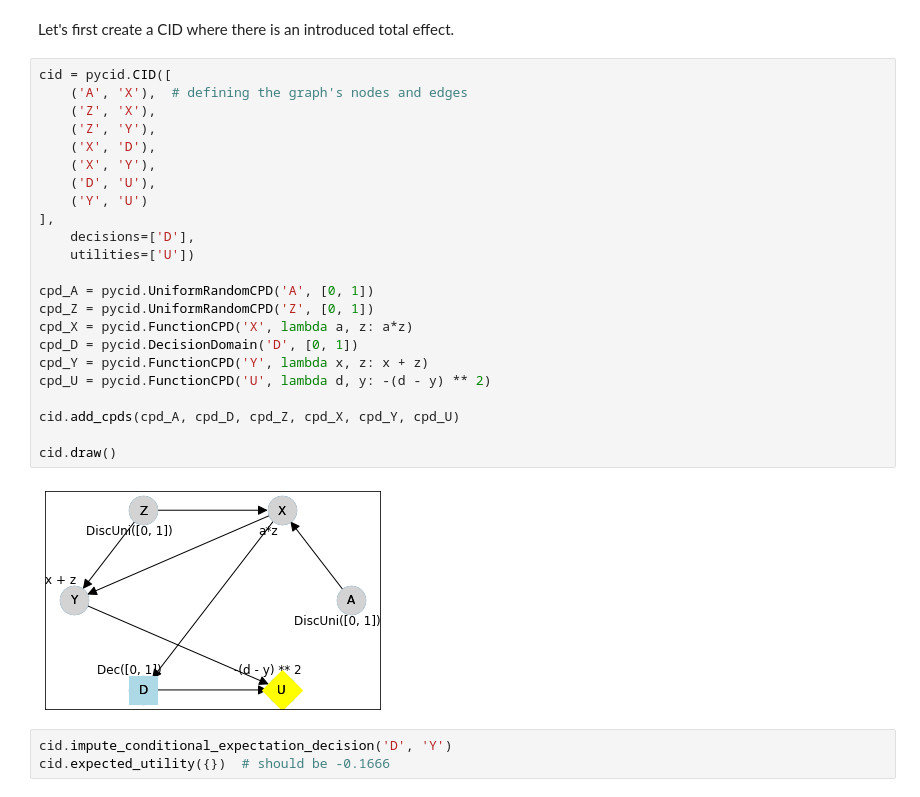
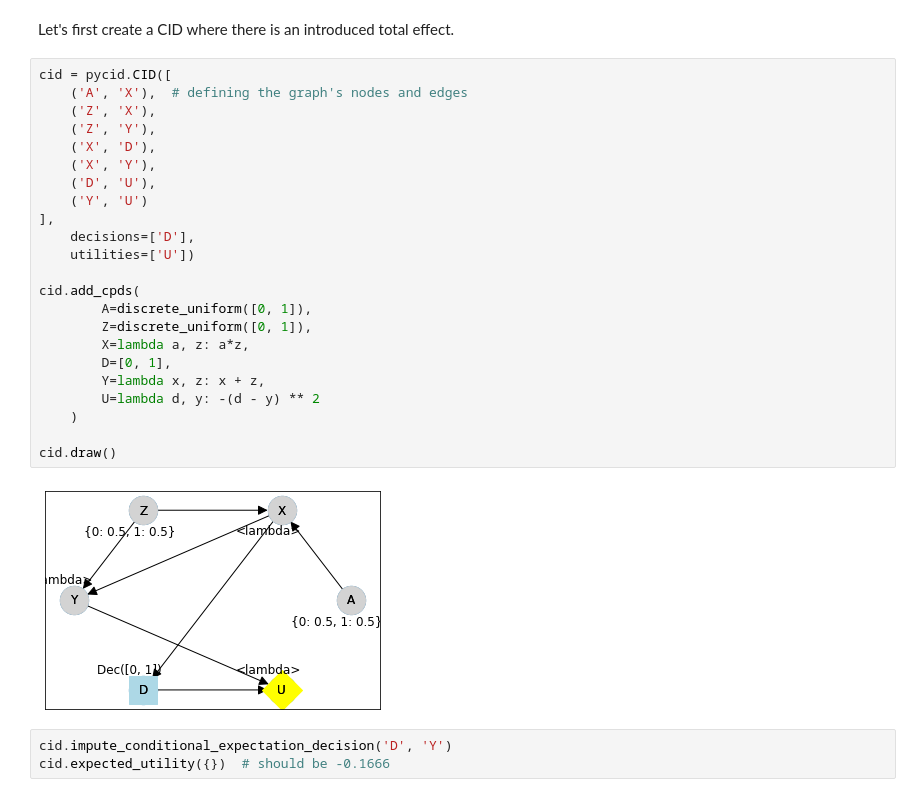
Before and after one commit to causalincentives/pycid, a Jupyter notebook: notebooks/fairness.ipynb, the cells around one changed output. Drawn from its saved outputs; the diff is of its cells as text.

```diff
--- a/notebooks/fairness.ipynb
+++ b/notebooks/fairness.ipynb
@@ -41,28 +48,28 @@ Let's first create a CID where there is an introduced total effect.
 # %%
 cid = pycid.CID([
     ('A', 'X'),  # defining the graph's nodes and edges
     ('Z', 'X'),
     ('Z', 'Y'),
     ('X', 'D'),
     ('X', 'Y'),
     ('D', 'U'),
     ('Y', 'U')
 ],
     decisions=['D'],
     utilities=['U'])
 
-cpd_A = pycid.UniformRandomCPD('A', [0, 1])
-cpd_Z = pycid.UniformRandomCPD('Z', [0, 1])
-cpd_X = pycid.FunctionCPD('X', lambda a, z: a*z)
-cpd_D = pycid.DecisionDomain('D', [0, 1])
-cpd_Y = pycid.FunctionCPD('Y', lambda x, z: x + z)
-cpd_U = pycid.FunctionCPD('U', lambda d, y: -(d - y) ** 2)
-
-cid.add_cpds(cpd_A, cpd_D, cpd_Z, cpd_X, cpd_Y, cpd_U)
+cid.add_cpds(
+        A=discrete_uniform([0, 1]),
+        Z=discrete_uniform([0, 1]),
+        X=lambda a, z: a*z,
+        D=[0, 1],
+        Y=lambda x, z: x + z,
+        U=lambda d, y: -(d - y) ** 2
+    )
 
 cid.draw()
 # %% [output]
-[figure, old version]
+[figure, new version]
 # %%
 cid.impute_conditional_expectation_decision('D', 'Y')
 cid.expected_utility({})  # should be -0.1666
```
Also changed, not shown: parts of 2 cells of this notebook, 4 other files.
